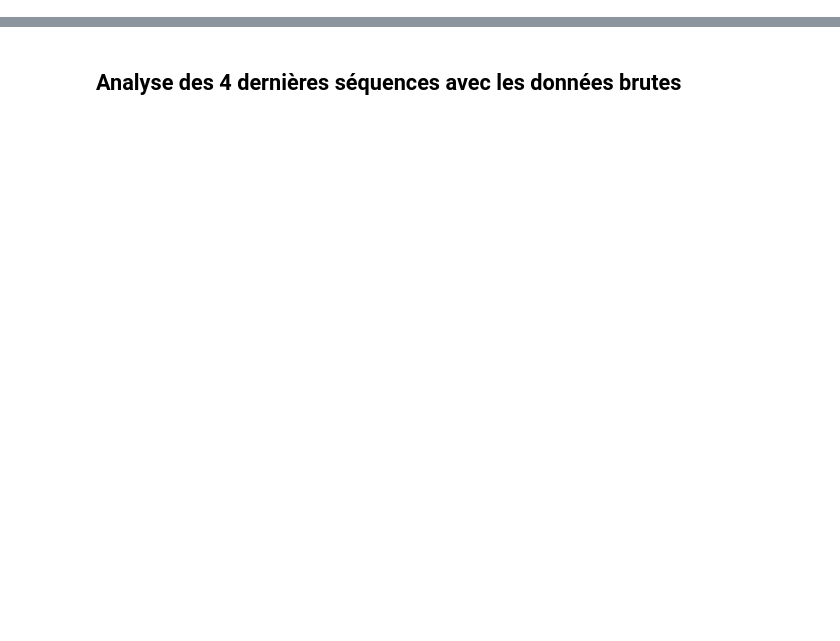
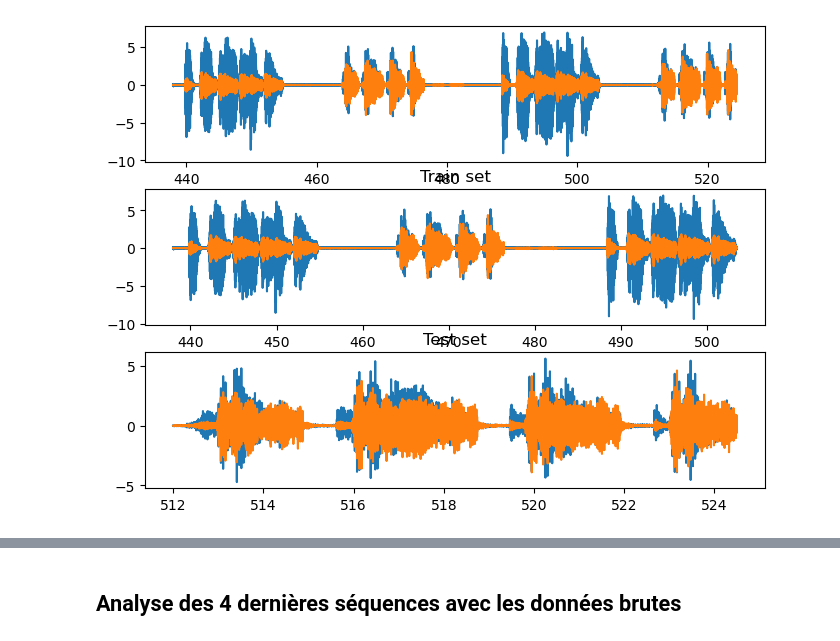
Before and after one commit to eugenebessan225/PFE_DISP, a Jupyter notebook: wear_detection.ipynb, the cells around one changed output, grey strips where cells are left out. Drawn from its saved outputs; the diff is of its cells as text; code cells hidden in the pictures; blank space fills up the shorter version.

```diff
--- a/wear_detection.ipynb
+++ b/wear_detection.ipynb
@@ -39 +79,3 @@ df2 = pd.read_excel(acier_simp) #df d'expé sur de l'acier à 75%, 75% et avec l
+# %%
+df_120 = load_df(acier_simp_120_100)
 # %%
@@ -66,0 +139,10 @@ memory usage: 15.6+ MB
+# %%
+lower_bound = 438.0000
+upper_bound = 524.5000
+df_120, X4_train, X4_test = get4seq(df_120, lower_bound, upper_bound, 503.5000, 512.0000)
+y4_train = np.zeros(X4_train.shape[0])
+y4_test = np.zeros(X4_test.shape[0])
+# %%
+plot_data(df_120, X4_train, X4_test)
+# %% [output]
+[figure, added]
```
Also changed, not shown: parts of 107 cells of this notebook.
